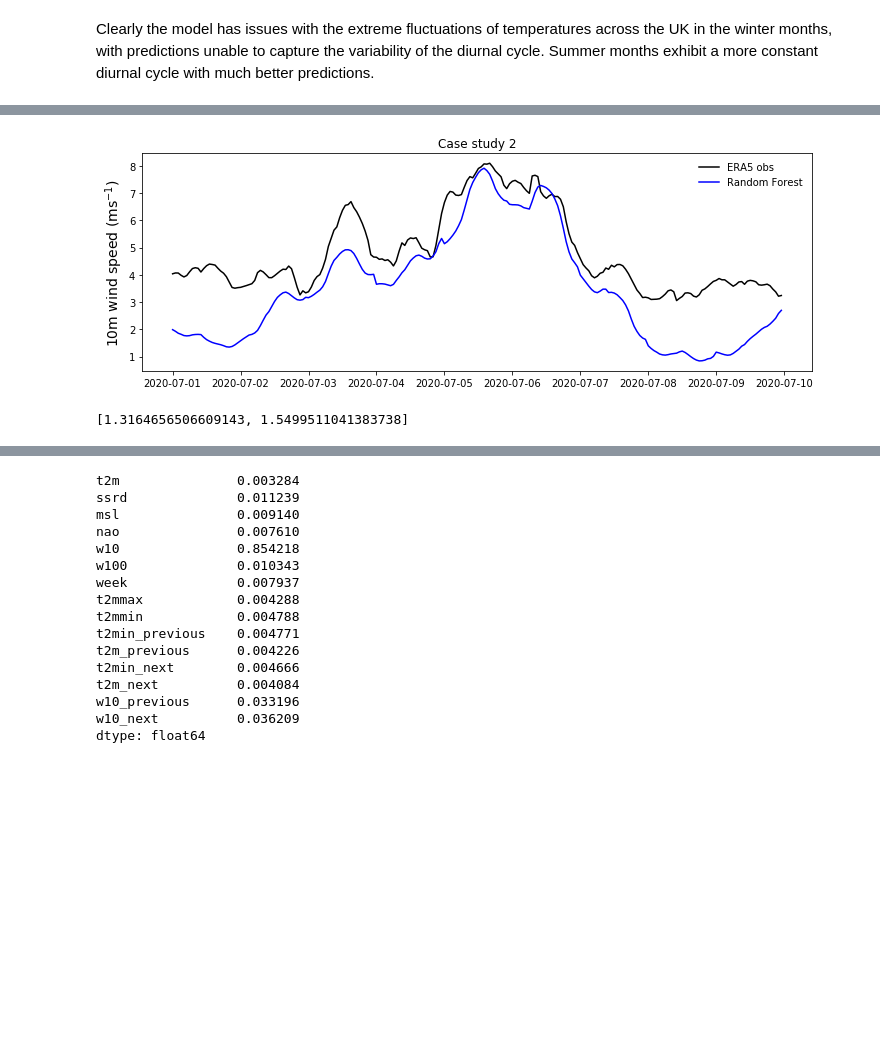
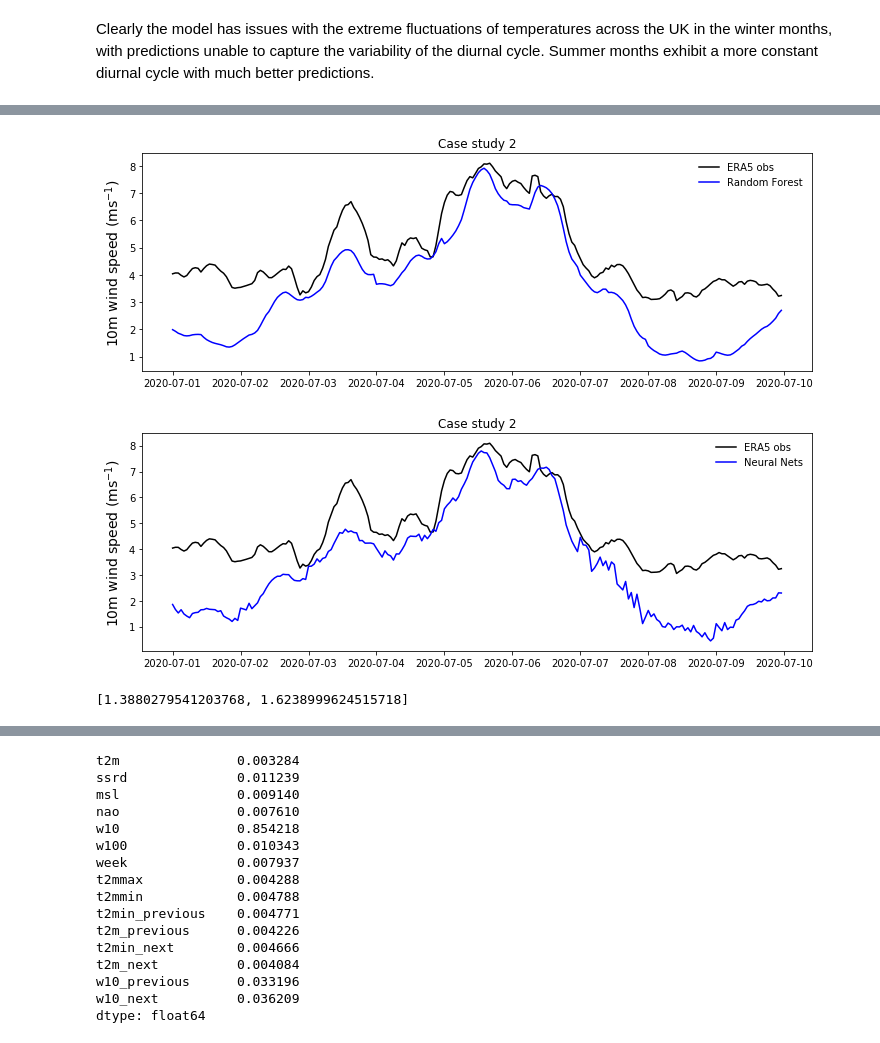
Before and after one commit to 2021-Energy-Climate-Hackathon/group_1, a Jupyter notebook: wind10_modeling_w_lag.ipynb, the cells around one changed output, grey strips where cells are left out. Drawn from its saved outputs; the diff is of its cells as text; code cells hidden in the pictures; blank space fills up the shorter version.

```diff
--- a/wind10_modeling_w_lag.ipynb
+++ b/wind10_modeling_w_lag.ipynb
@@ -300,7 +338,9 @@ RMS_based_eval(input_case1,"speed10m","1","Random Forest")
 # %%
 RMS_based_eval(input_case2,"speed10m","2","Random Forest")
+RMS_based_eval(input_case2nn,"speed10m","2","Neural Nets")
 # %% [output]
 [figure]
+[figure, added]
-[1.3164656506609143, 1.5499511041383738]
+[1.3880279541203768, 1.6238999624515718]
 # %%
 RMS_based_eval(input_case3,"speed10m","3","Random Forest")
```
Also changed, not shown: parts of 7 cells of this notebook.
